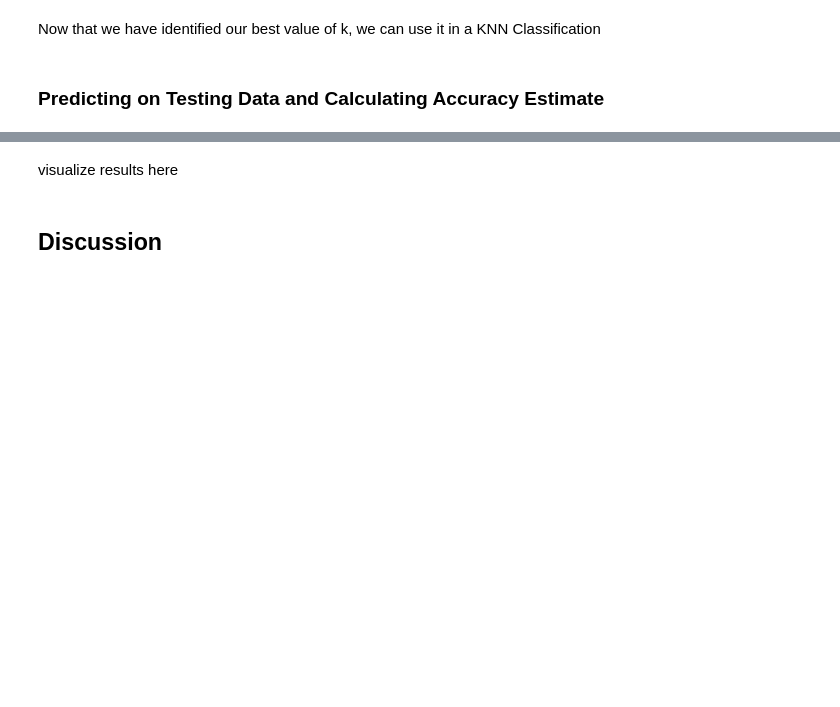
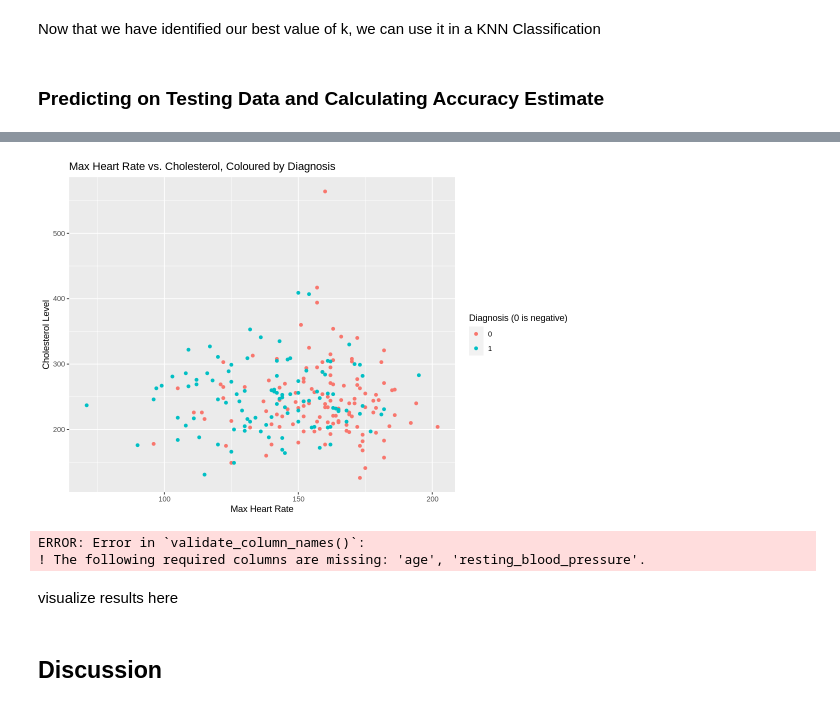
Before and after one commit to wswang98/dsci100-GroupProject, a Jupyter notebook: dsci100-group105-project.ipynb, the cells around one changed output, grey strips where cells are left out. Drawn from its saved outputs; the diff is of its cells as text; code cells hidden in the pictures; blank space fills up the shorter version.

Commit message:
Tried to add visualization, incomplete as of now

```diff
--- a/dsci100-group105-project.ipynb
+++ b/dsci100-group105-project.ipynb
@@ -289,3 +300,68 @@ A tibble: 1 × 3
+# %%
+options(repr.plot.width = 9, repr.plot.height = 6)
+
+cholesterol_plot <- heart_training |>
+            ggplot(aes(x=max_heart_rate,y=cholesterol_level,color=diagnosis)) +
+            geom_point() +
+            ggtitle("Max Heart Rate vs. Cholesterol, Coloured by Diagnosis") +
+            labs(x="Max Heart Rate",
+                 y="Cholesterol Level",
+                 color="Diagnosis (0 is negative)")
+cholesterol_plot
+# %% [output]
+[figure, added]
+# %%
+# Code below adapted from section 5.8 of DSCI textbook
+
+# create the grid of area/smoothness vals, and arrange in a data frame
+
+hr_grid <- seq(min(heart_test_predictions$max_heart_rate),
+                max(heart_test_predictions$max_heart_rate),
+                length.out = 100)
+chol_grid <- seq(min(heart_test_predictions$cholesterol_level),
+                max(heart_test_predictions$cholesterol_level),
+                length.out = 100)
+
+asgrid <- as_tibble(expand.grid(max_heart_rate = hr_grid,
+                                cholesterol_level = chol_grid))
+
+# use the fit workflow to make predictions at the grid points
+knnPredGrid <- predict(knn_best_fit, asgrid)
+
+# bind the predictions as a new column with the grid points
+prediction_table <- bind_cols(knnPredGrid, asgrid) |>
+  rename(Class = .pred_class)
+
+# plot:
+# 1. the colored scatter of the original data
+# 2. the faded colored scatter for the grid points
+wkflw_plot <-
+  ggplot() +
+  geom_point(data = heart_test_predictions,
+             mapping = aes(x = max_heart_rate,
+                           y = cholesterol_level,
+                           color = Class),
+             alpha = 0.75) +
+  geom_point(data = prediction_table,
+             mapping = aes(x = max_heart_rate,
+                           y = cholesterol_level,
+                           color = Class),
+             alpha = 0.02,
+             size = 5) +
+  labs(color = "Diagnosis",
+       x = "Max Heart Rate (standardized)",
+       y = "Cholesterol Level (standardized)") +
+  scale_color_manual(labels = c("Yes", "No"),
+                     values = c("orange2", "steelblue2")) +
+  theme(text = element_text(size = 12))
+
+wkflw_plot
+
+
+### IF ANY CAN FIGURE OUT HOW TO MAKE WORK W OUR 5 PREDICTORS, PLS DO THANK U THANK U
+# %% [output]
+ERROR: Error in `validate_column_names()`:
+! The following required columns are missing: 'age', 'resting_blood_pressure'.
 # %% [markdown]
 
 visualize results here
```
Also changed, not shown: parts of 3 cells of this notebook.
